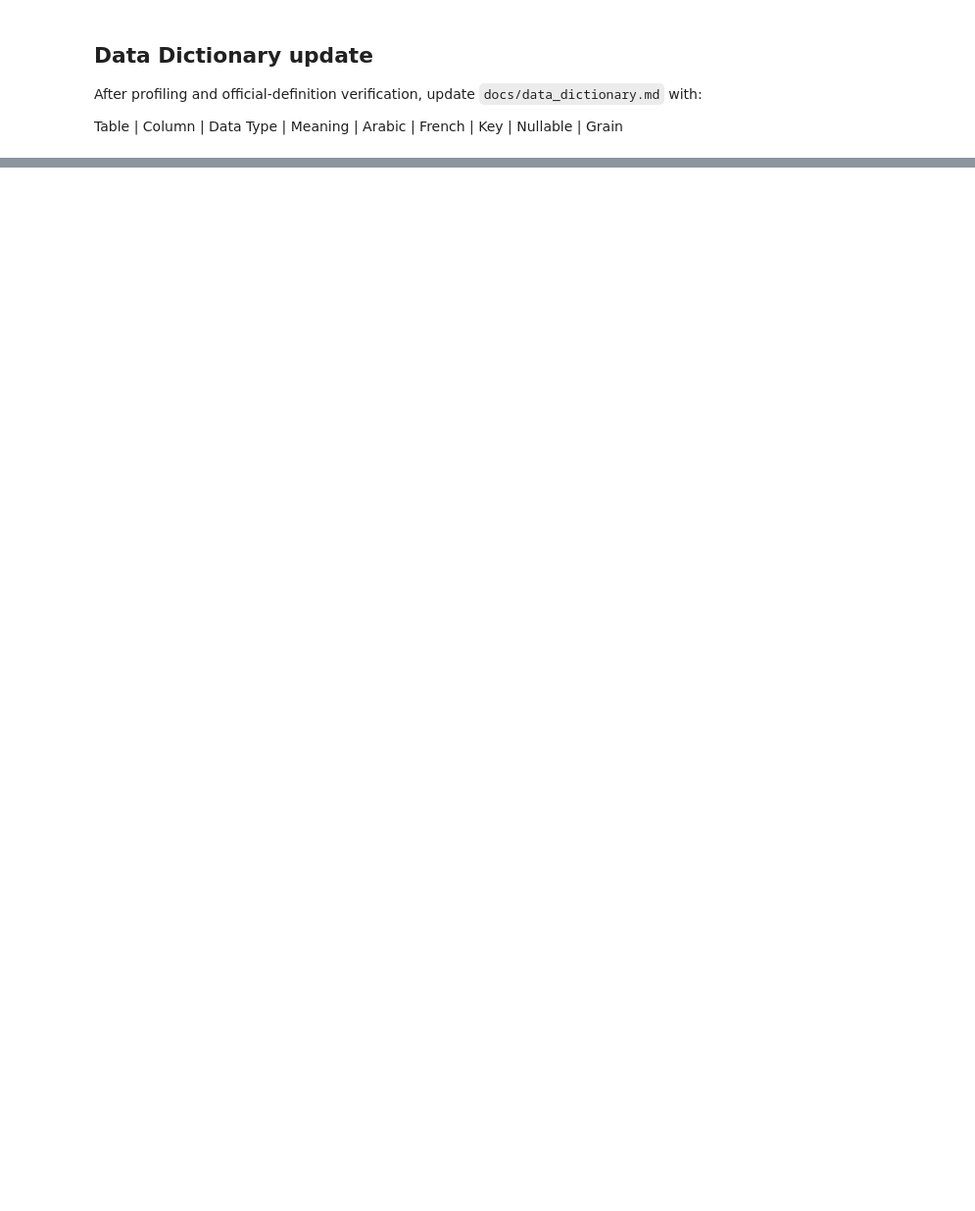
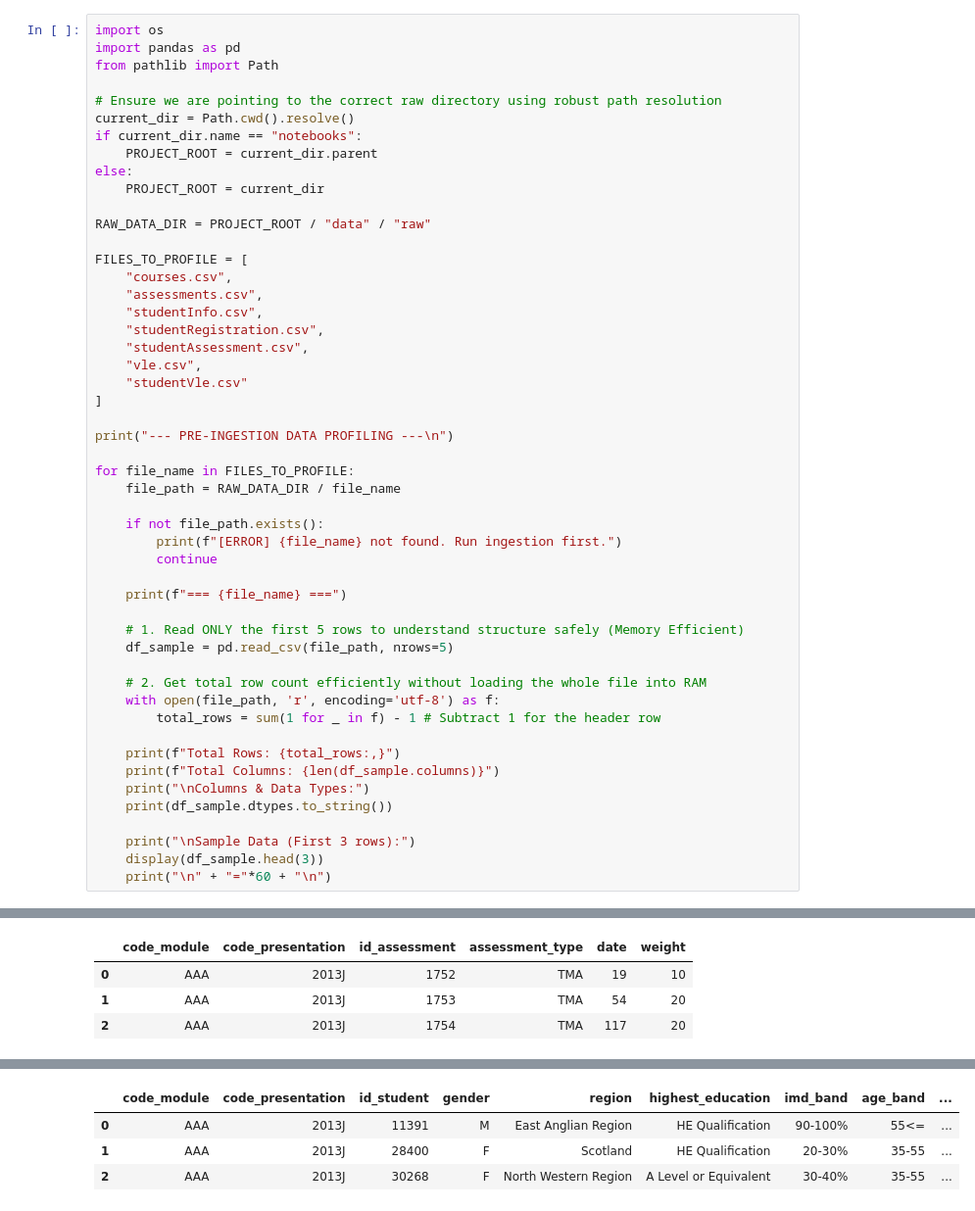
Before and after one commit to JALILOHUB/OULAD-EdTech-Learning-Analytics, a Jupyter notebook: notebooks/02_data_profiling.ipynb, the cells around one changed output, grey strips where cells are left out. Shown at 98% size. Drawn from its saved outputs; the diff is of its cells as text; blank space fills up the shorter version.

```diff
--- a/notebooks/02_data_profiling.ipynb
+++ b/notebooks/02_data_profiling.ipynb
@@ -30,9 +30,54 @@ After each profiling query, document:
 - Is the observation valid for the table grain?
 - Does it change the next step?
 - Is there an unexpected branch?
-# %% [markdown]
-## Data Dictionary update
-
-After profiling and official-definition verification, update `docs/data_dictionary.md` with:
-
-Table | Column | Data Type | Meaning | Arabic | French | Key | Nullable | Grain
+# %%
+import os
+import pandas as pd
+from pathlib import Path
+
+# Ensure we are pointing to the correct raw directory using robust path resolution
+current_dir = Path.cwd().resolve()
+if current_dir.name == "notebooks":
+    PROJECT_ROOT = current_dir.parent
+else:
+    PROJECT_ROOT = current_dir
+
+RAW_DATA_DIR = PROJECT_ROOT / "data" / "raw"
+
+FILES_TO_PROFILE = [
+    "courses.csv",
+    "assessments.csv",
+    "studentInfo.csv",
+    "studentRegistration.csv",
+    "studentAssessment.csv",
+    "vle.csv",
+    "studentVle.csv"
+]
+
+print("--- PRE-INGESTION DATA PROFILING ---\n")
+
+for file_name in FILES_TO_PROFILE:
+    file_path = RAW_DATA_DIR / file_name
+
+    if not file_path.exists():
+        print(f"[ERROR] {file_name} not found. Run ingestion first.")
+        continue
+
+    print(f"=== {file_name} ===")
+
+    # 1. Read ONLY the first 5 rows to understand structure safely (Memory Efficient)
+    df_sample = pd.read_csv(file_path, nrows=5)
+
+    # 2. Get total row count efficiently without loading the whole file into RAM
+    with open(file_path, 'r', encoding='utf-8') as f:
+        total_rows = sum(1 for _ in f) - 1 # Subtract 1 for the header row
+
+    print(f"Total Rows: {total_rows:,}")
+    print(f"Total Columns: {len(df_sample.columns)}")
+    print("\nColumns & Data Types:")
+    print(df_sample.dtypes.to_string())
+
+    print("\nSample Data (First 3 rows):")
+    display(df_sample.head(3))
+    print("\n" + "="*60 + "\n")
+# %% [output]
@@ -38,0 +115,4 @@ Table | Column | Data Type | Meaning | Arabic | French | Key | Nullable | Grain
+|  | code_module | code_presentation | id_assessment | assessment_type | date | weight |
+| 0 | AAA | 2013J | 1752 | TMA | 19 | 10 |
+| 1 | AAA | 2013J | 1753 | TMA | 54 | 20 |
+| 2 | AAA | 2013J | 1754 | TMA | 117 | 20 |
@@ -38,0 +136,4 @@ Table | Column | Data Type | Meaning | Arabic | French | Key | Nullable | Grain
+|  | code_module | code_presentation | id_student | gender | region | highest_education | imd_band | age_band | ... |
+| 0 | AAA | 2013J | 11391 | M | East Anglian Region | HE Qualification | 90-100% | 55<= | ... |
+| 1 | AAA | 2013J | 28400 | F | Scotland | HE Qualification | 20-30% | 35-55 | ... |
+| 2 | AAA | 2013J | 30268 | F | North Western Region | A Level or Equivalent | 30-40% | 35-55 | ... |
```
Also changed, not shown: parts of 27 cells of this notebook, 12 other files.
